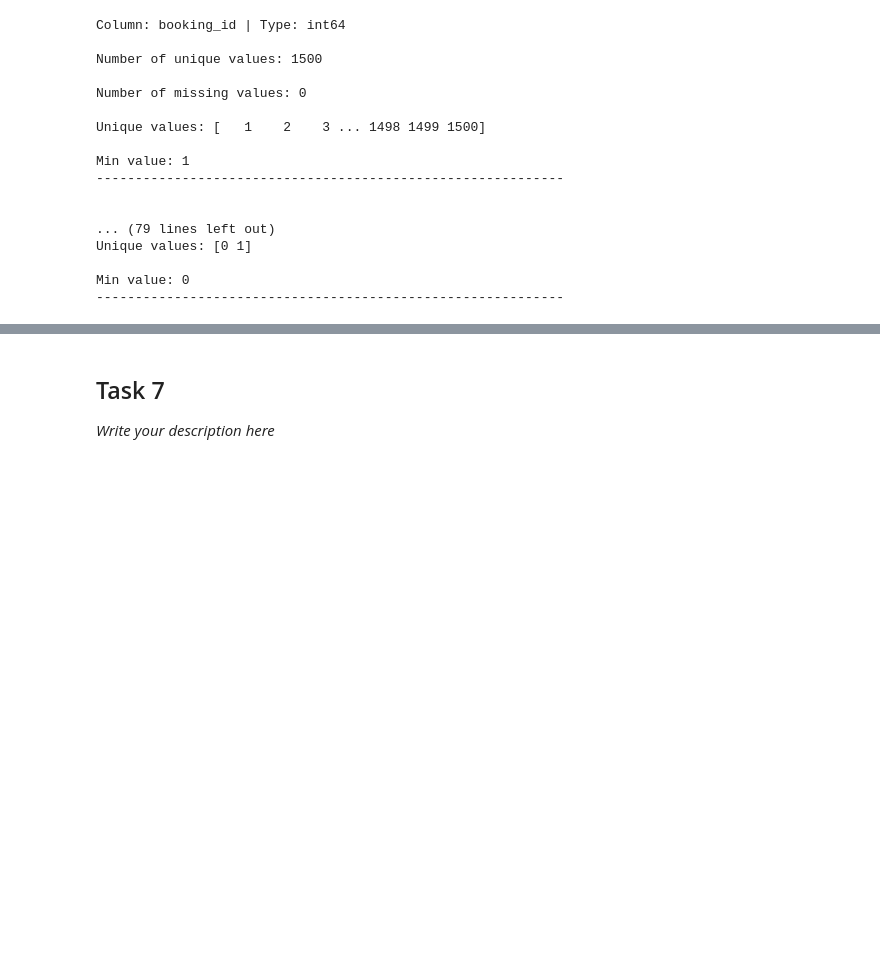
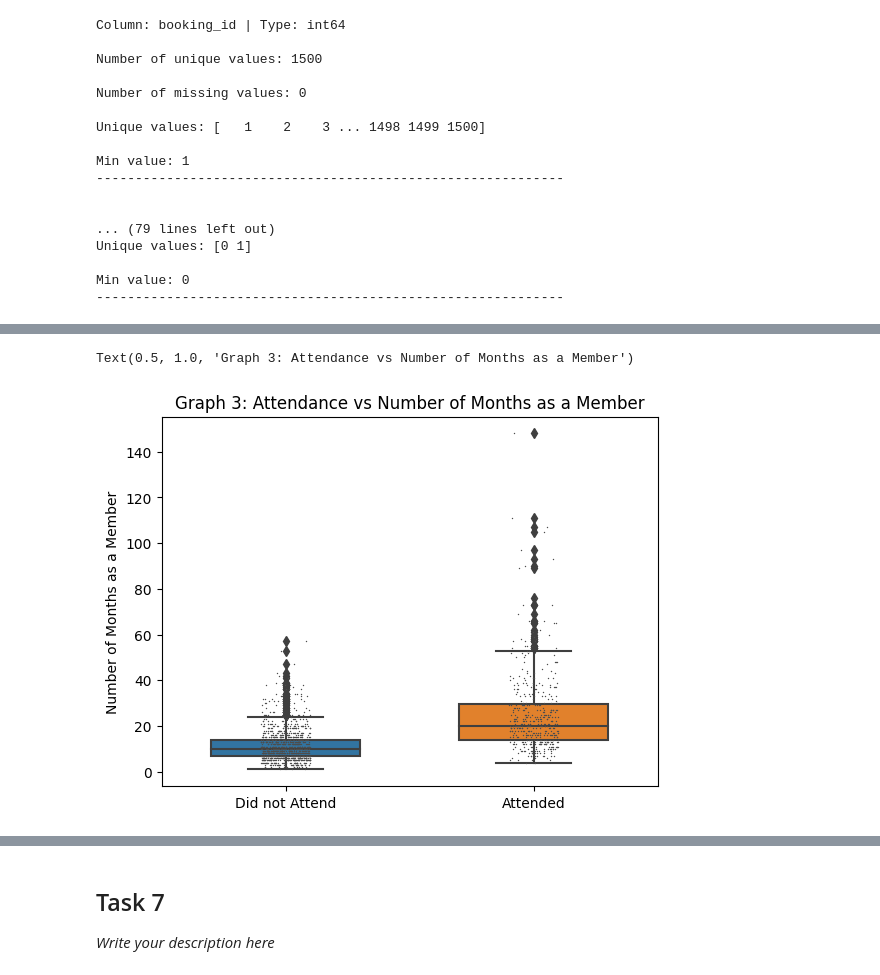
Before and after one commit to Aranaur/DataCamp-Data-Scientist-with-Python, a Jupyter notebook: Final_project/notebook.ipynb, the cells around one changed output, grey strips where cells are left out. Cells and saved outputs as stored; diff of their text form; code cells hidden in the pictures; blank space fills up the shorter version.

```diff
--- a/Final_project/notebook.ipynb
+++ b/Final_project/notebook.ipynb
@@ -111,0 +162,12 @@ Min value: 0
+# %%
+# Visualization to show the relationship between attendance and number of months as a member
+
+sns.boxplot(x="attended", y="months_as_member", data=df_clean, width=.6)
+sns.stripplot(x="attended", y="months_as_member", data=df_clean, size=1, color=".3", linewidth=0)
+plt.ylabel('Number of Months as a Member')
+plt.xlabel('')
+plt.xticks([0, 1], ['Did not Attend', 'Attended'])
+plt.title('Graph 3: Attendance vs Number of Months as a Member')
+# %% [output]
+Text(0.5, 1.0, 'Graph 3: Attendance vs Number of Months as a Member')
+[figure, added]
```
Also changed, not shown: parts of 33 cells of this notebook, 6 other files.
